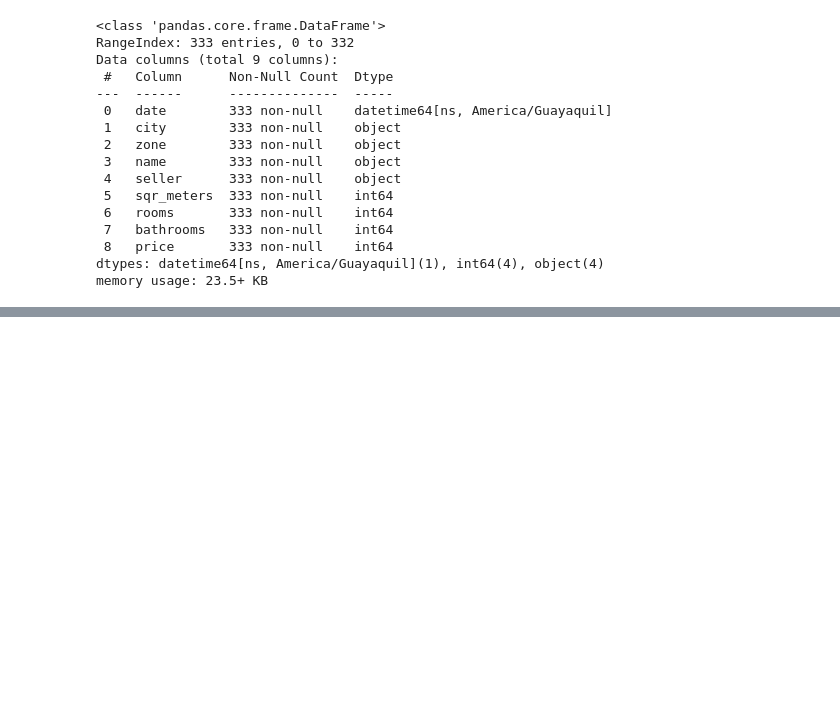
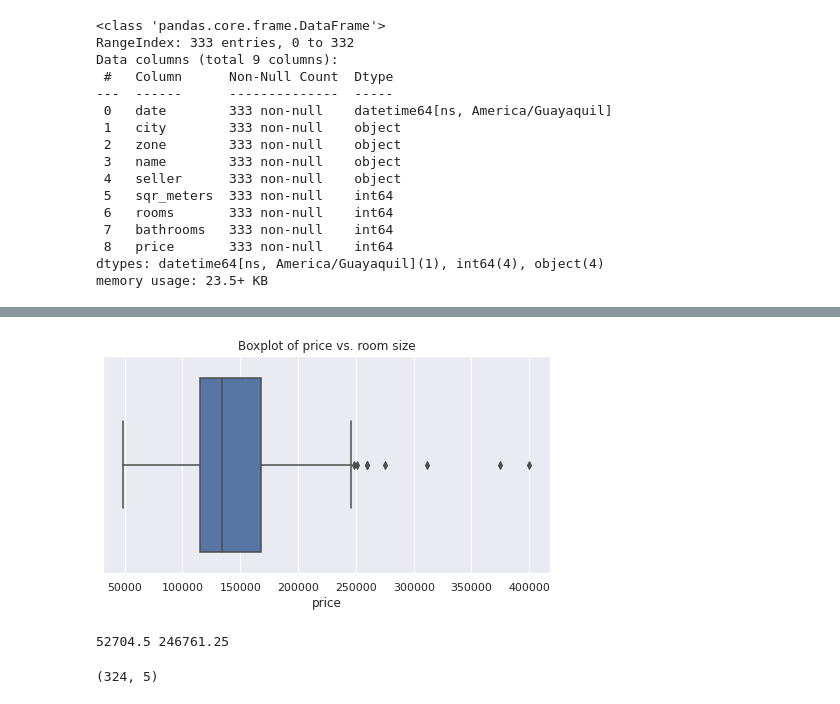
Before and after one commit to gabrielborja/python_data_analysis, a Jupyter notebook: real_state_analytics.ipynb, the cells around one changed output, grey strips where cells are left out. Cells and saved outputs as stored; diff of their text form; code cells hidden in the pictures; blank space fills up the shorter version.

```diff
--- a/real_state_analytics.ipynb
+++ b/real_state_analytics.ipynb
@@ -255,6 +265,6 @@ Saving 2021_06_30_la_carolina.csv to 2021_06_30_la_carolina.csv
 # %%
 #Storing dataset in a Pandas Dataframe
 import io
-df1_dep = pd.read_csv(io.BytesIO(uploaded1['2021_06_30_la_carolina.csv']), parse_dates=True)
+df1 = pd.read_csv(io.BytesIO(uploaded1['2021_07_17_la_carolina.csv']), parse_dates=True)
 # %%
 #Checking the dataframe info
@@ -277,3 +289,3 @@ memory usage: 3.4+ KB
 # %%
 #Convert date column to datetime
-df1_dep['date'] = pd.to_datetime(df1_dep['date'], format='%Y-%m-%d %H:%M:%S').dt.tz_convert('America/Guayaquil')
+df1['date'] = pd.to_datetime(df1['date'], format='%Y-%m-%d %H:%M:%S').dt.tz_convert('America/Guayaquil')
@@ -289,0 +320,20 @@ df1_dep.head()
+# %%
+#Plotting the box plot of price
+sns.boxplot(x='price', data=df1_apa)
+plt.title('Boxplot of price vs. room size')
+plt.show()
+# %% [output]
+[figure, added]
+# %%
+#Calculating outlier threshold
+iqr = (df1_apa['price'].quantile(0.75) - df1_apa['price'].quantile(0.25))
+outl = (df1_apa['price'].quantile(0.75) + 1.5*iqr) #==> Third quartile + 1.5*IQR
+print(iqr, outl)
+# %% [output]
+52704.5 246761.25
+# %%
+#Dropping outliers from dataset
+df1_apa = df1_apa[df1_apa['price']<outl].reset_index(drop=True)
+df1_apa.shape
+# %% [output]
+(324, 5)
```
Also changed, not shown: parts of 16 cells of this notebook.
